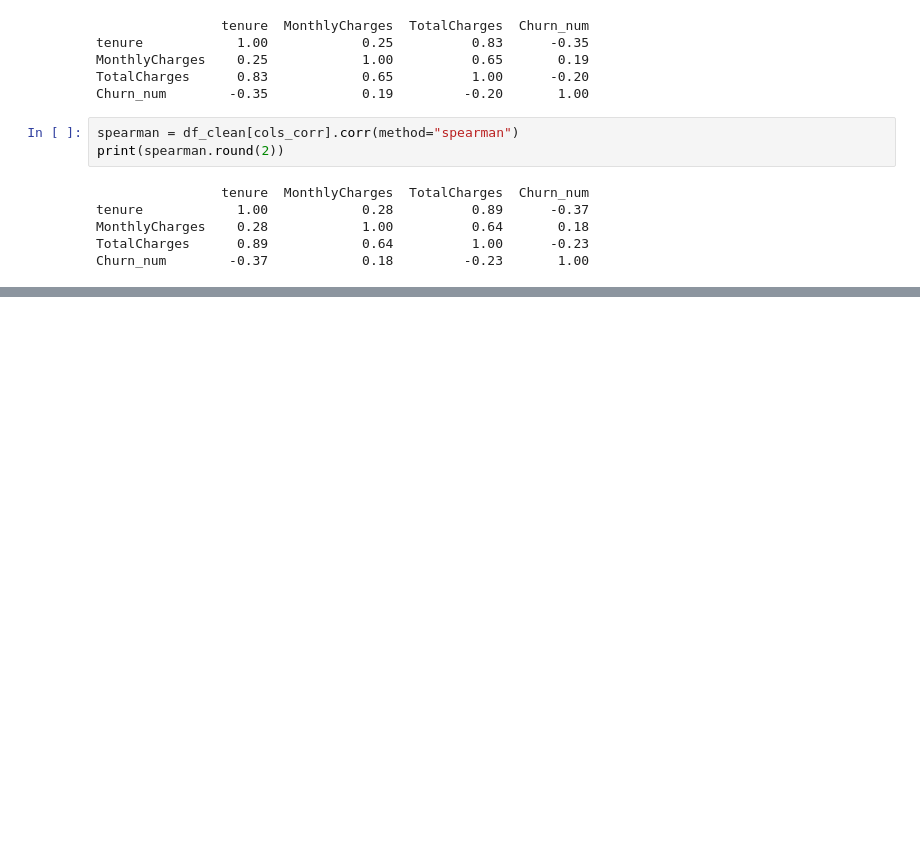
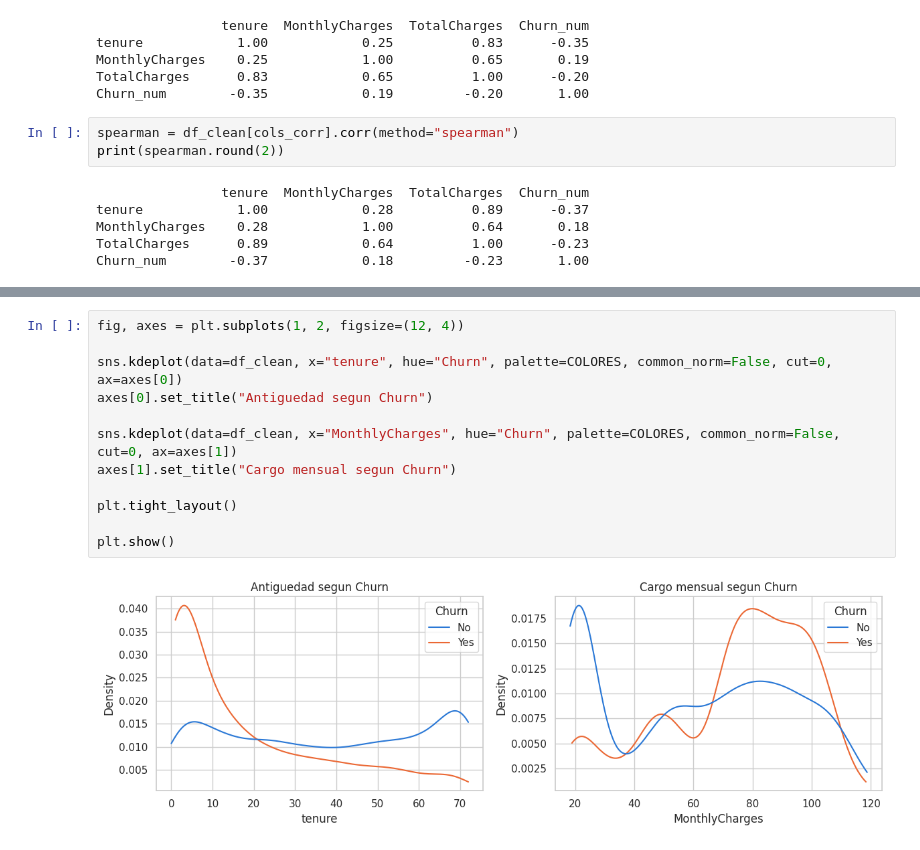
Before and after one commit to SantinoCasado/tpi-analisis-de-datos-Grupo11-2026, a Jupyter notebook: notebook/parte_candela.ipynb, the cells around one changed output, grey strips where cells are left out. Drawn from its saved outputs; the diff is of its cells as text; blank space fills up the shorter version.

```diff
--- a/notebook/parte_candela.ipynb
+++ b/notebook/parte_candela.ipynb
@@ -309,0 +327,14 @@ Churn_num        -0.37            0.18         -0.23       1.00
+# %%
+fig, axes = plt.subplots(1, 2, figsize=(12, 4))
+
+sns.kdeplot(data=df_clean, x="tenure", hue="Churn", palette=COLORES, common_norm=False, cut=0, ax=axes[0])
+axes[0].set_title("Antiguedad segun Churn")
+
+sns.kdeplot(data=df_clean, x="MonthlyCharges", hue="Churn", palette=COLORES, common_norm=False, cut=0, ax=axes[1])
+axes[1].set_title("Cargo mensual segun Churn")
+
+plt.tight_layout()
+
+plt.show()
+# %% [output]
+[figure, added]
```
Also changed, not shown: parts of 8 cells of this notebook.
